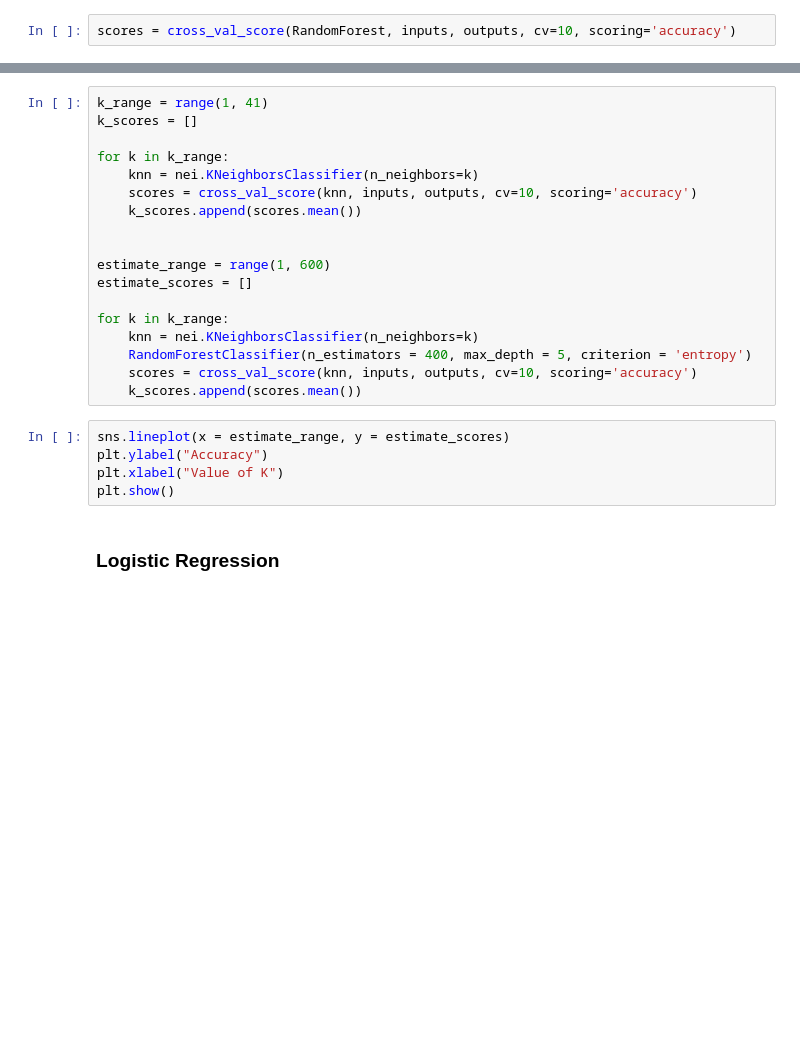
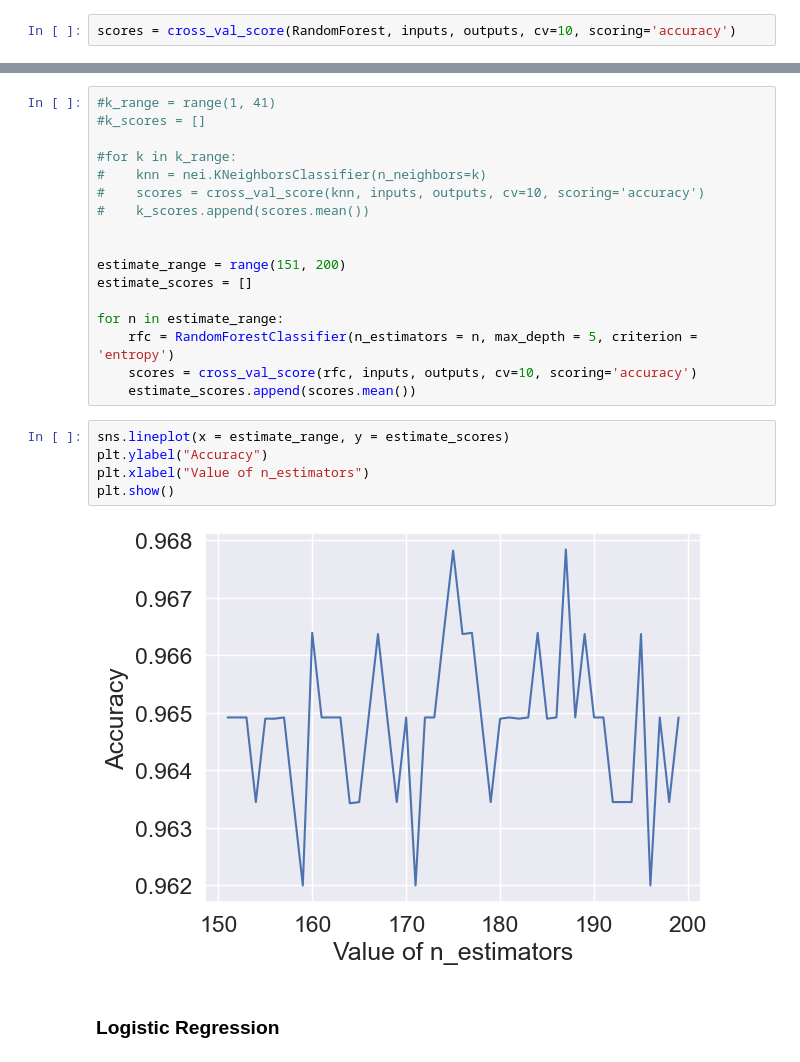
Before and after one commit to loughjo/ProgDataAnalysis-Project-2, a Jupyter notebook: ProgDataAnalysisProject2.ipynb, the cells around one changed output, grey strips where cells are left out. Drawn from its saved outputs; the diff is of its cells as text; blank space fills up the shorter version.

```diff
--- a/ProgDataAnalysisProject2.ipynb
+++ b/ProgDataAnalysisProject2.ipynb
@@ -1049,26 +1163,27 @@ print(scores.mean())
 # %%
-k_range = range(1, 41)
-k_scores = []
+#k_range = range(1, 41)
+#k_scores = []
 
-for k in k_range:
-    knn = nei.KNeighborsClassifier(n_neighbors=k)
-    scores = cross_val_score(knn, inputs, outputs, cv=10, scoring='accuracy')
-    k_scores.append(scores.mean())
+#for k in k_range:
+#    knn = nei.KNeighborsClassifier(n_neighbors=k)
+#    scores = cross_val_score(knn, inputs, outputs, cv=10, scoring='accuracy')
+#    k_scores.append(scores.mean())
 
 
-estimate_range = range(1, 600)
+estimate_range = range(151, 200)
 estimate_scores = []
 
-for k in k_range:
-    knn = nei.KNeighborsClassifier(n_neighbors=k)
-    RandomForestClassifier(n_estimators = 400, max_depth = 5, criterion = 'entropy')
-    scores = cross_val_score(knn, inputs, outputs, cv=10, scoring='accuracy')
-    k_scores.append(scores.mean())
+for n in estimate_range:
+    rfc = RandomForestClassifier(n_estimators = n, max_depth = 5, criterion = 'entropy')
+    scores = cross_val_score(rfc, inputs, outputs, cv=10, scoring='accuracy')
+    estimate_scores.append(scores.mean())
 # %%
 sns.lineplot(x = estimate_range, y = estimate_scores)
 plt.ylabel("Accuracy")
-plt.xlabel("Value of K")
+plt.xlabel("Value of n_estimators")
 plt.show()
+# %% [output]
+[figure, added]
 # %% [markdown]
 ### Logistic Regression
 # %%
```
Also changed, not shown: parts of 93 cells of this notebook.
